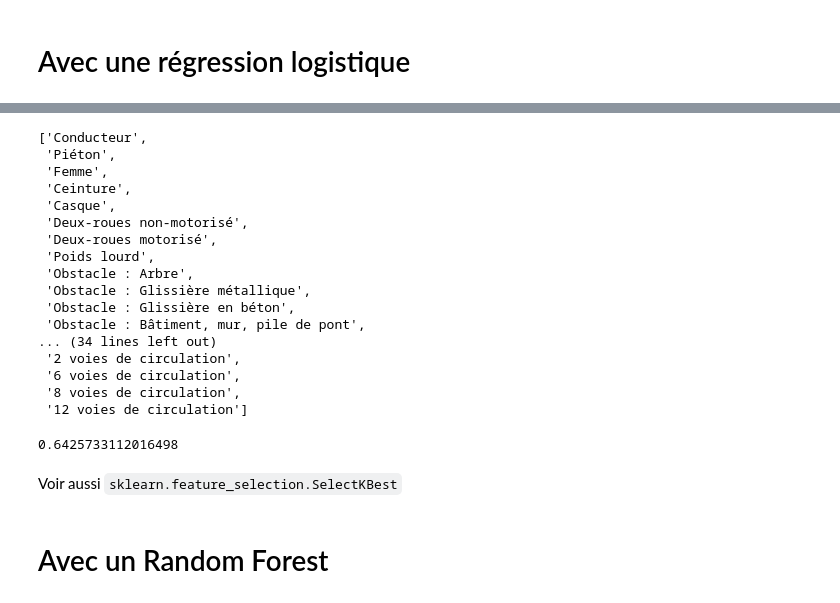
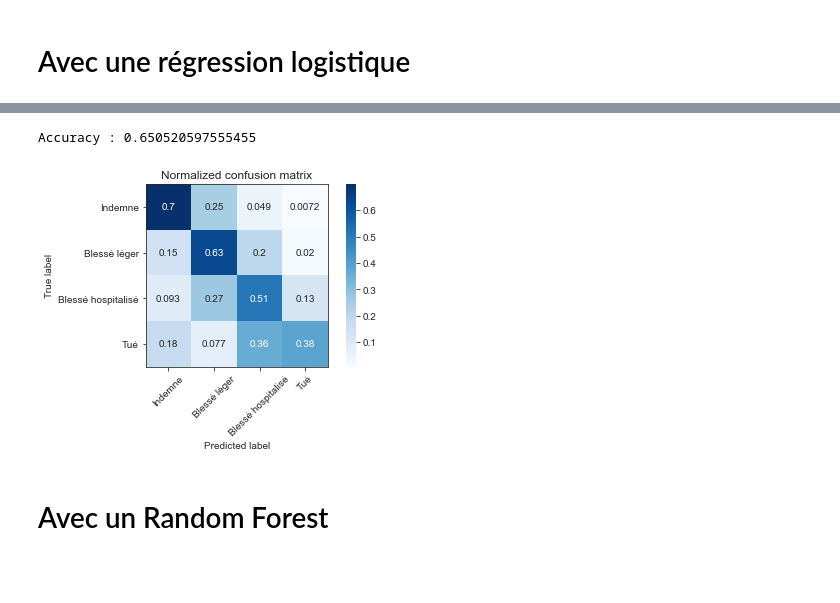
Before and after one commit to erwan-auchere/Projet-Python, a Jupyter notebook: backward-elimination.ipynb, the cells around one changed output, grey strips where cells are left out. Drawn from its saved outputs; the diff is of its cells as text; code cells hidden in the pictures; blank space fills up the shorter version.

Commit message:
Ajout des matrices de confusions + test SVM (ne fonctionne pas)

```diff
--- a/backward-elimination.ipynb
+++ b/backward-elimination.ipynb
@@ -18,10 +11,10 @@ data.head()
 # %%
 from sklearn.preprocessing import StandardScaler
 from sklearn.model_selection import train_test_split
-targets = ['Tué', 'Indemne', 'Blessé léger', 'Blessé hospitalisé']
+targets = ['Indemne', 'Blessé léger', 'Blessé hospitalisé', 'Tué']
 X = data.drop(targets, axis=1)
 X = pd.DataFrame(data=StandardScaler().fit_transform(X), columns=X.columns)
-Y = data[targets].values.argmax(axis=1)
+Y = data[targets].values.argmax(axis=1) # cela réordonne bien les modalités puisque `targets` est ordonnée.
 X_train, X_test,Y_train, Y_test = train_test_split(X, Y, test_size=0.3)
 # %% [markdown]
 # Avec une régression logistique
@@ -54,30 +34,46 @@ array([False, False,  True,  True,  True,  True,  True, False, False,
 # %%
 selected = [variable for variable, boolean in zip(X.columns.tolist(), selector.support_.tolist()) if boolean]
-selected
+print('Accuracy :', np.mean(selector.estimator_.predict(X_test[selected]) == Y_test))
 # %% [output]
-['Conducteur',
- 'Piéton',
- 'Femme',
- 'Ceinture',
- 'Casque',
- 'Deux-roues non-motorisé',
- 'Deux-roues motorisé',
- 'Poids lourd',
- 'Obstacle : Arbre',
- 'Obstacle : Glissière métallique',
- 'Obstacle : Glissière en béton',
- 'Obstacle : Bâtiment, mur, pile de pont',
-... (34 lines left out)
- '2 voies de circulation',
- '6 voies de circulation',
- '8 voies de circulation',
- '12 voies de circulation']
+Accuracy : 0.650520597555455
-# %%
-np.mean(selector.estimator_.predict(X_test[selected]) == Y_test)
-# %% [output]
-0.6425733112016498
-# %% [markdown]
-Voir aussi `sklearn.feature_selection.SelectKBest`
+# %%
+def plot_confusion_matrix(matrix, classes,
+                          normalize=False,
+                          cmap=plt.cm.Blues,
+                          title=None):
+
+    if normalize:
+        matrix = matrix.astype('float') / matrix.sum(axis=1)[:, np.newaxis]
+        title = title if title else "Normalized confusion matrix"
+    else:
+        title = title if title else "Raw confusion matrix"
+
+    sns.set_style('ticks')
+    res = sns.heatmap(matrix,
+                      cmap=cmap,
+                      cbar=True,
+                      square=True,
+                      annot=True)
+
+    for _, spine in res.spines.items():
+        spine.set_visible(True)
+
+    plt.title(title)
+    tick_marks = np.arange(len(classes)) + .5
+    plt.xticks(tick_marks, classes, rotation=45)
+    plt.yticks(tick_marks, classes, rotation=0)
+
+    plt.tight_layout()
+    plt.ylabel('True label')
+    plt.xlabel('Predicted label')
+    plt.show()
+# %%
+from sklearn import metrics
+estimator = selector.estimator_
+conf = metrics.confusion_matrix(estimator.predict(X_test[selected]), Y_test)
+plot_confusion_matrix(conf, classes=targets, normalize=True);
+# %% [output]
+[figure, added]
 # %% [markdown]
 # Avec un Random Forest
 # %%
```
Also changed, not shown: parts of 14 cells of this notebook.
